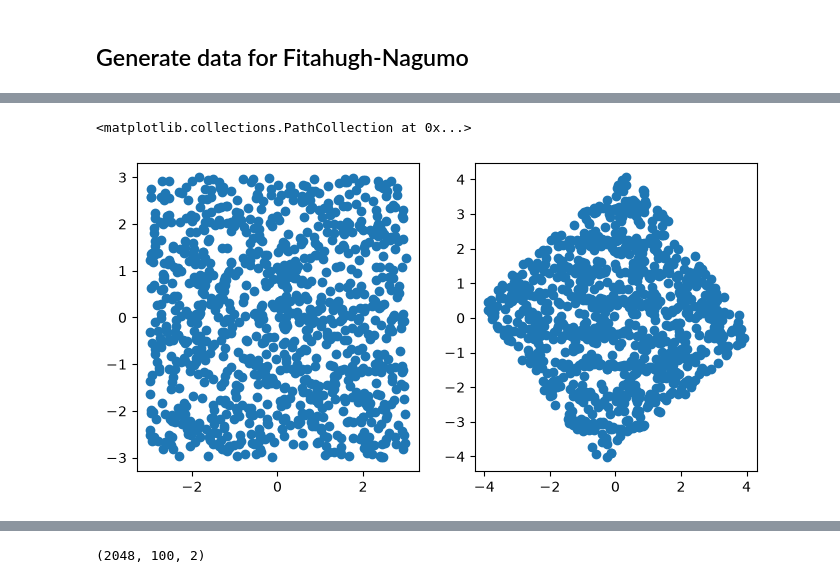
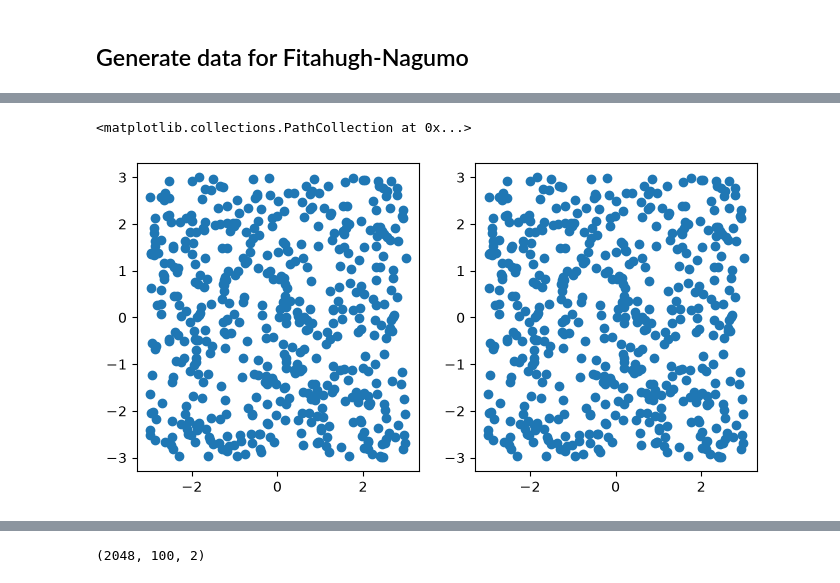
Before and after one commit to Jhko725/deep_isochron, a Jupyter notebook: prototype.ipynb, the cells around one changed output, grey strips where cells are left out. Drawn from its saved outputs; the diff is of its cells as text; code cells hidden in the pictures.

```diff
--- a/prototype.ipynb
+++ b/prototype.ipynb
@@ -201,34 +70,18 @@ sol = dfx.diffeqsolve(
 )
 # %%
-n_trajs = 1000
-t_end = 20
-t = jnp.arange(0, t_end + 0.01, 0.01)
-
-
-def solve_single(
-    ode,
-    ts: Float[Array, " time"],
-    u0: Float[Array, " dim"],
-    rtol: float = 1e-8,
-    atol: float = 1e-10,
-    solver: dfx.AbstractSolver = dfx.Tsit5(),
-):
-    sol: dfx.Solution = dfx.diffeqsolve(
-        dfx.ODETerm(ode.rhs),
-        solver,
-        ts[0],
-        ts[-1],
-        None,
-        u0,
-        stepsize_controller=dfx.PIDController(rtol=rtol, atol=atol),
-        saveat=dfx.SaveAt(ts=t),
-    )
-    return sol.ys
+n_trajs = 500
+t = jnp.linspace(0, 50, 501)
 
 
 u0_train = jax.random.uniform(
     jax.random.key(0), (n_trajs, ode.dim), minval=-3, maxval=3
 )
-u_train = eqx.filter_vmap(solve_single, in_axes=(None, None, 0))(ode, t, u0_train)
+u_train = eqx.filter_vmap(
+    lambda u0_: ode.flow(
+        t,
+        u0_,
+        config=SolverConfig(solver=dfx.Tsit5(), rtol=1e-10, atol=1e-10, max_steps=8192),
+    )
+)(u0_train).ys
 print(u_train.shape)
 # %% [output]
@@ -269,0 +134,7 @@ for i in range(0, len(batch1["u"]), 2):
+# %%
+# cfg_model = compose("model=conjugacy")["model"]
+cfg_model = compose(
+    "model=conjugacy",
+    "model.inn.coupling.bijection._target_=deep_isochron.model.invertible.CubicBSpline",
+)["model"]
+model = build_model(cfg_model, key=jax.random.key(0))
@@ -270,10 +161,10 @@ for i in range(0, len(batch1["u"]), 2):
 # %%
 fig, axes = plt.subplots(1, 2, figsize=(8, 4))
 axes[0].scatter(*u_train[:, 0].T)
-axes[1].scatter(*eqx.filter_vmap(autoencoder.bijection)(u_train[:, 0]).T)
+axes[1].scatter(*eqx.filter_vmap(model.bijection)(u_train[:, 0]).T)
 # %% [output]
 <matplotlib.collections.PathCollection at 0x...>
-[figure, old version]
+[figure, new version]
 # %%
 u_train.shape
 # %% [output]
```
Also changed, not shown: parts of 34 cells of this notebook, 3 other files.
